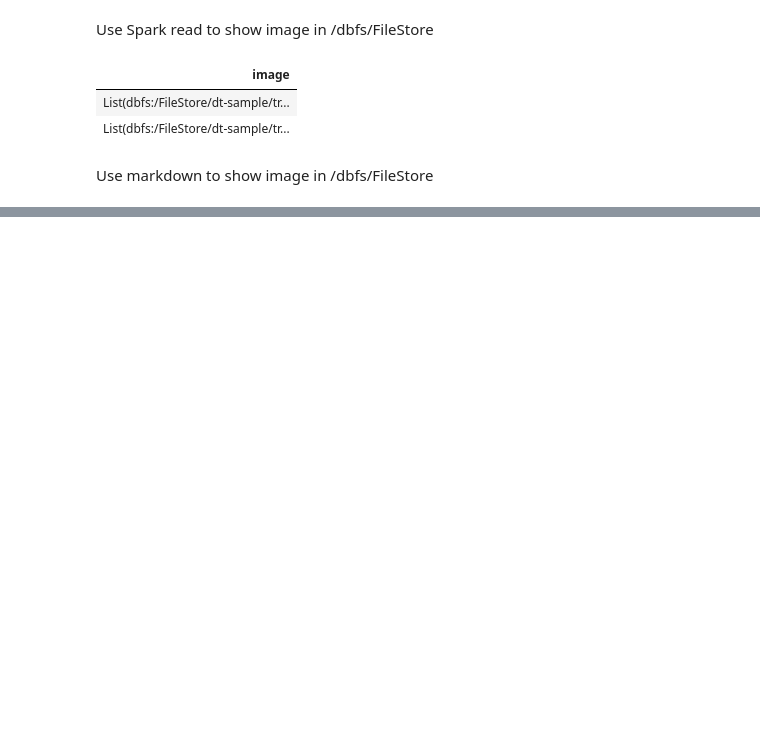
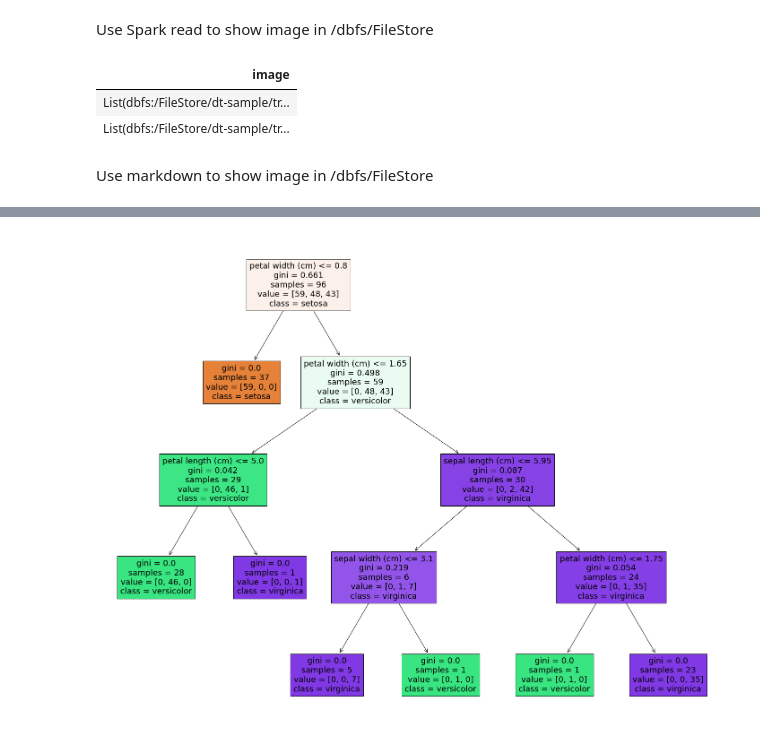
Before and after one commit to easonlai/decision-tree-sample, a Jupyter notebook: decision-tree-sample-databricks.ipynb, the cells around one changed output, grey strips where cells are left out. Saved outputs shown, nothing was run; the diff lists cells and outputs as text; code cells hidden in the pictures; blank space fills up the shorter version.

Commit message:
adding matplotlib visualization approach

```diff
--- a/decision-tree-sample-databricks.ipynb
+++ b/decision-tree-sample-databricks.ipynb
@@ -81,0 +91,8 @@ Use markdown to show image in /dbfs/FileStore
+# %%
+fig = plt.figure(figsize=(25,20))
+_ = tree.plot_tree(estimator,
+                   feature_names=iris.feature_names,
+                   class_names=iris.target_names,
+                   filled=True)
+# %% [output]
+[figure, added]
```
Also changed, not shown: parts of 5 cells of this notebook, 4 other files.
